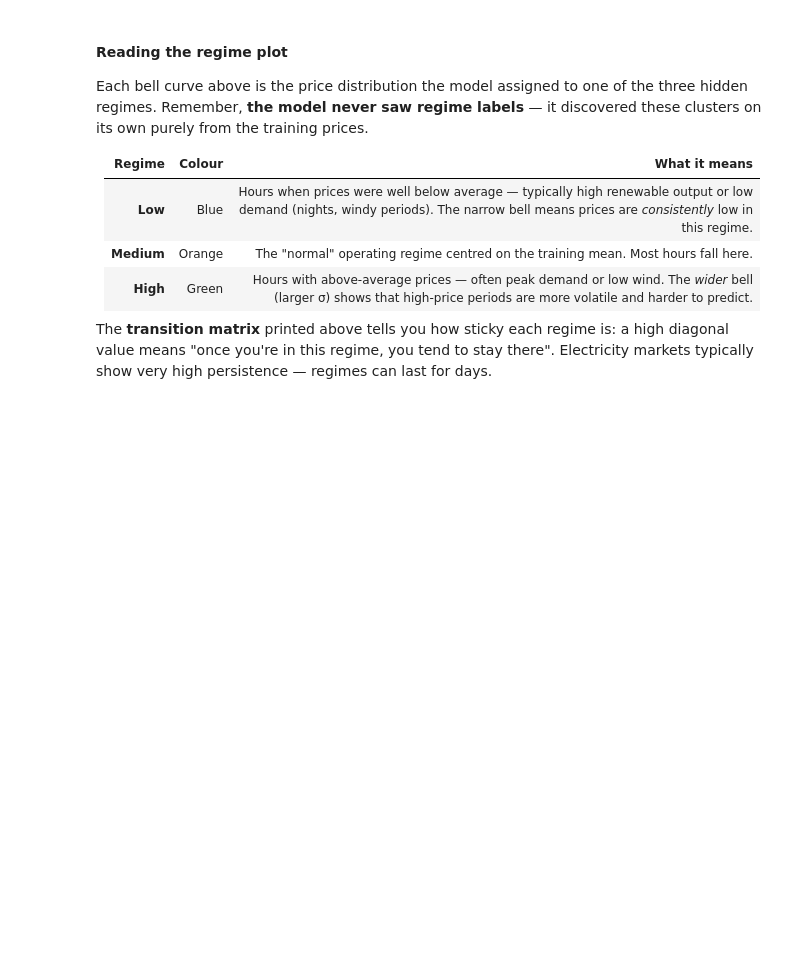
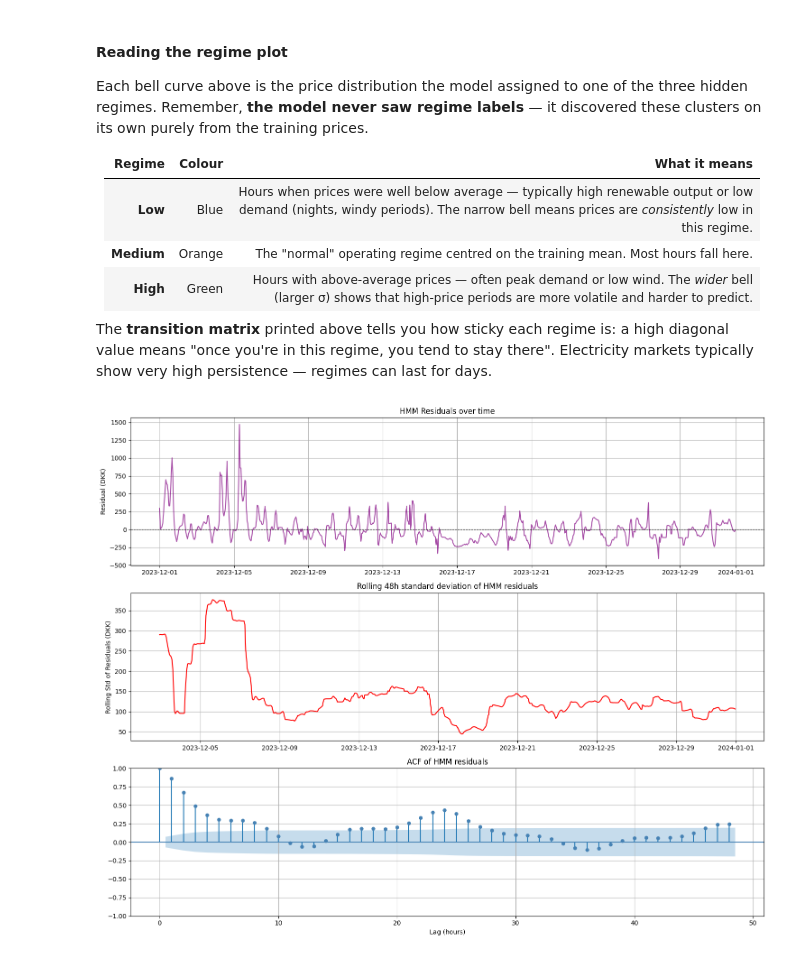
Before and after one commit to LukasMarner/MBML, a Jupyter notebook: August/code.ipynb, the cells around one changed output. Drawn from its saved outputs; the diff is of its cells as text; code cells hidden in the pictures; blank space fills up the shorter version.

```diff
--- a/August/code.ipynb
+++ b/August/code.ipynb
@@ -706,6 +706,36 @@ Each bell curve above is the price distribution the model assigned to one of the
 
 The **transition matrix** printed above tells you how sticky each regime is: a high diagonal value means "once you're in this regime, you tend to stay there". Electricity markets typically show very high persistence — regimes can last for days.
 # %%
-tes
+from statsmodels.graphics.tsaplots import plot_acf
+
+residuals_hmm = y_test_np2 - y_pred_hmm
+residual_series_hmm = pd.Series(residuals_hmm, index=test_data['HourUTC'])
+rolling_std_hmm = residual_series_hmm.rolling(window=48).std()
+
+fig, axes = plt.subplots(3, 1, figsize=(15, 12))
+
+# ── Residuals over time ───────────────────────────────────────────────────────
+axes[0].plot(test_data['HourUTC'], residuals_hmm, color='purple', alpha=0.7)
+axes[0].axhline(0, color='black', linewidth=0.8, linestyle='--')
+axes[0].set_ylabel('Residual (DKK)')
+axes[0].set_title('HMM Residuals over time')
+axes[0].grid(True)
+
+# ── Rolling std ───────────────────────────────────────────────────────────────
+axes[1].plot(test_data['HourUTC'], rolling_std_hmm, color='red')
+axes[1].set_ylabel('Rolling Std of Residuals (DKK)')
+axes[1].set_title('Rolling 48h standard deviation of HMM residuals')
+axes[1].grid(True)
+
+# ── ACF of residuals ──────────────────────────────────────────────────────────
+plot_acf(residuals_hmm, lags=48, ax=axes[2], color='steelblue')
+axes[2].set_title('ACF of HMM residuals')
+axes[2].set_xlabel('Lag (hours)')
+axes[2].grid(True)
+
+plt.tight_layout()
+plt.show()
+# %% [output]
+[figure, added]
 # %%
 test
```
Also changed, not shown: parts of 1 cell of this notebook.
